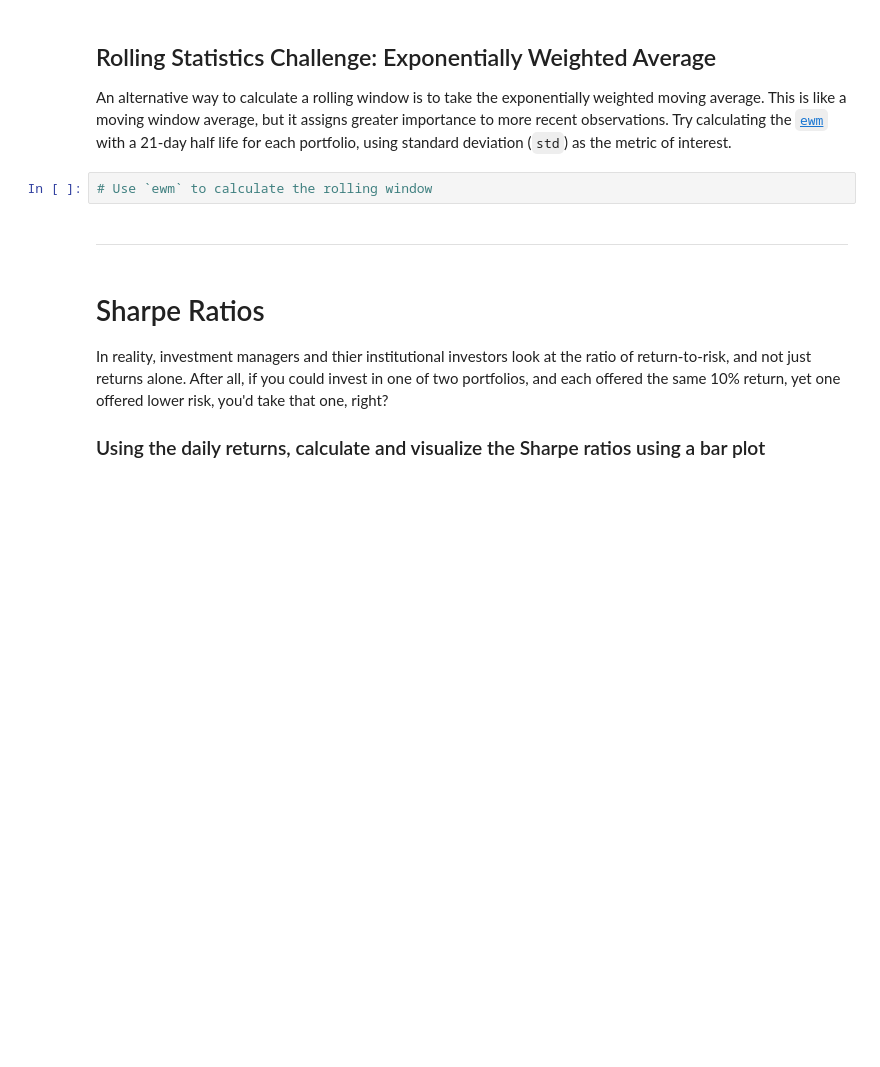
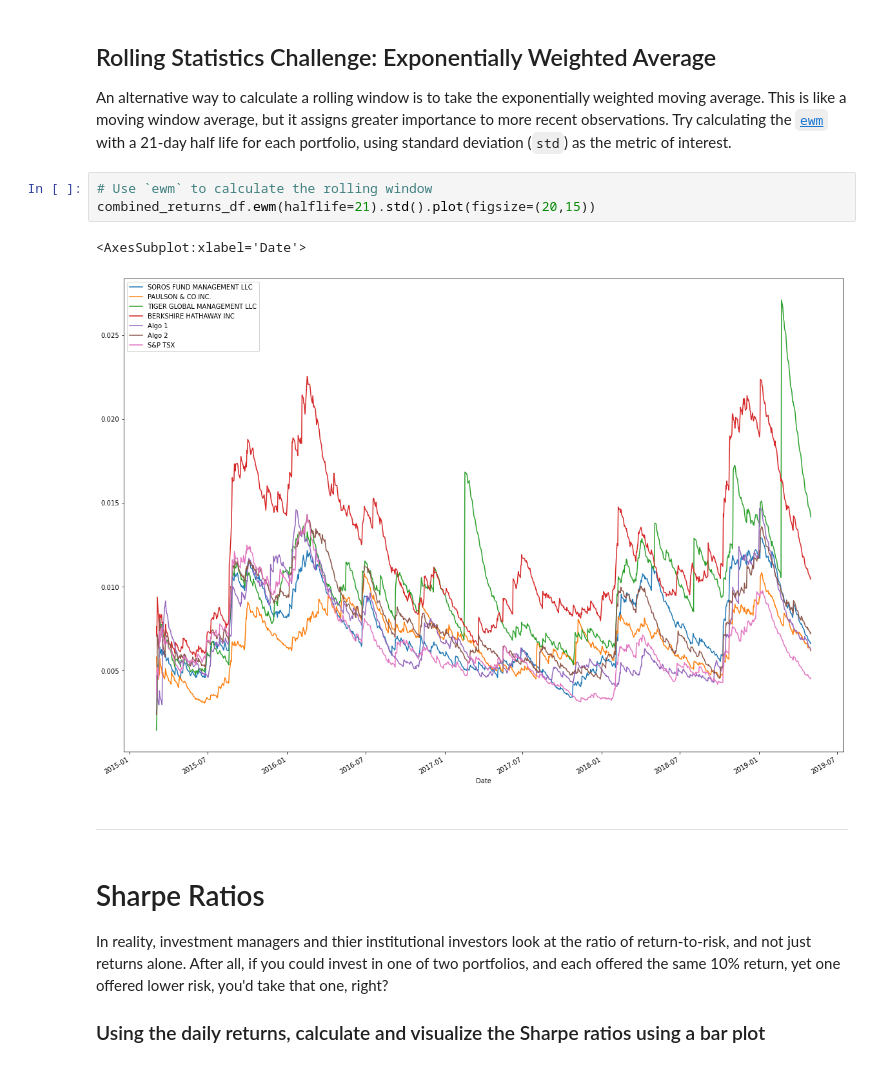
Before and after one commit to ngracan/Python-Challenge-2, a Jupyter notebook: Code/whale_analysis.ipynb, the cells around one changed output. Drawn from its saved outputs; the diff is of its cells as text; blank space fills up the shorter version.

```diff
--- a/Code/whale_analysis.ipynb
+++ b/Code/whale_analysis.ipynb
@@ -327,6 +329,10 @@ AttributeError: 'numpy.float64' object has no attribute 'plot'
 An alternative way to calculate a rolling window is to take the exponentially weighted moving average. This is like a moving window average, but it assigns greater importance to more recent observations. Try calculating the [`ewm`](https://pandas.pydata.org/pandas-docs/stable/reference/api/pandas.DataFrame.ewm.html) with a 21-day half life for each portfolio, using standard deviation (`std`) as the metric of interest.
 # %%
 # Use `ewm` to calculate the rolling window
+combined_returns_df.ewm(halflife=21).std().plot(figsize=(20,15))
+# %% [output]
+<AxesSubplot:xlabel='Date'>
+[figure, added]
 # %% [markdown]
 ---
 # %% [markdown]
```
Also changed, not shown: parts of 3 cells of this notebook.
